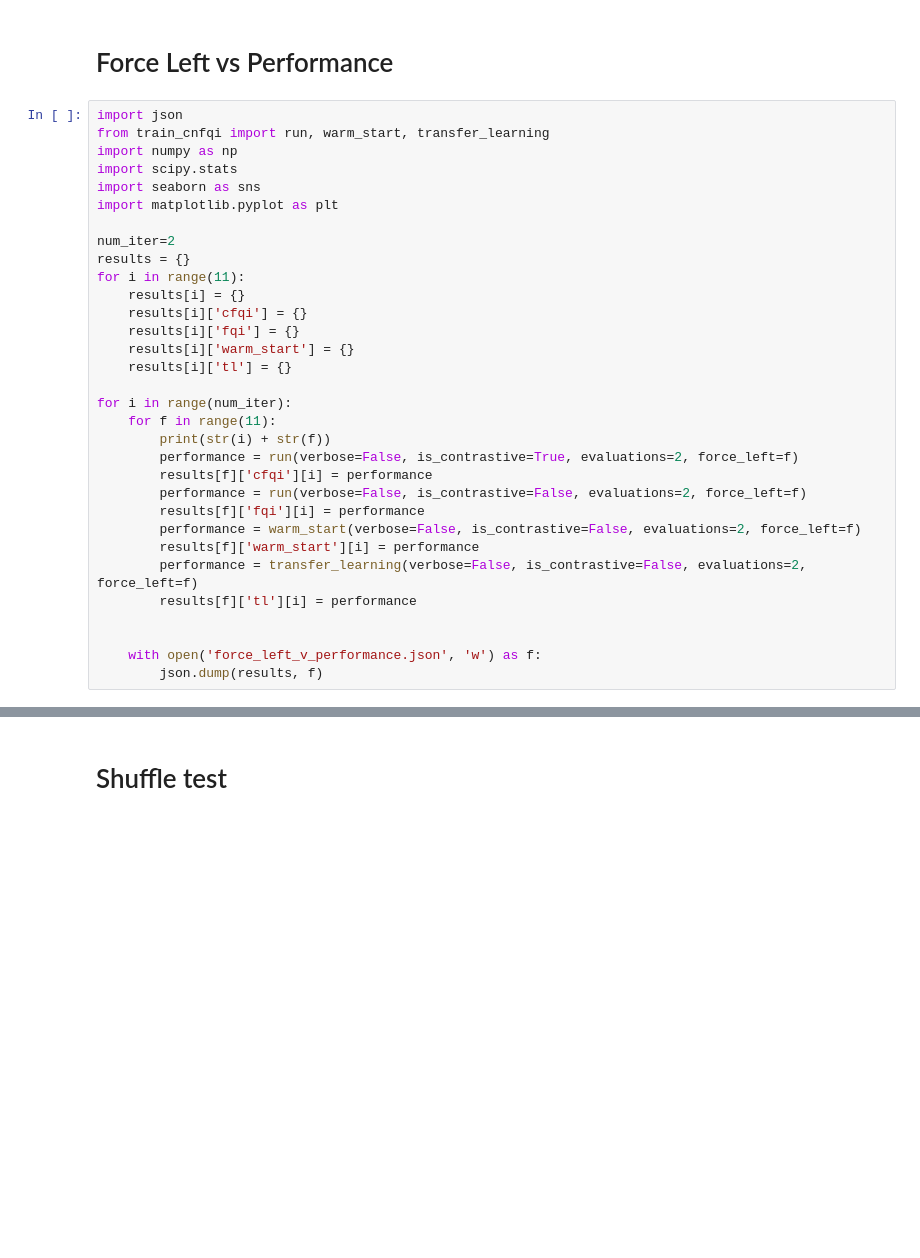
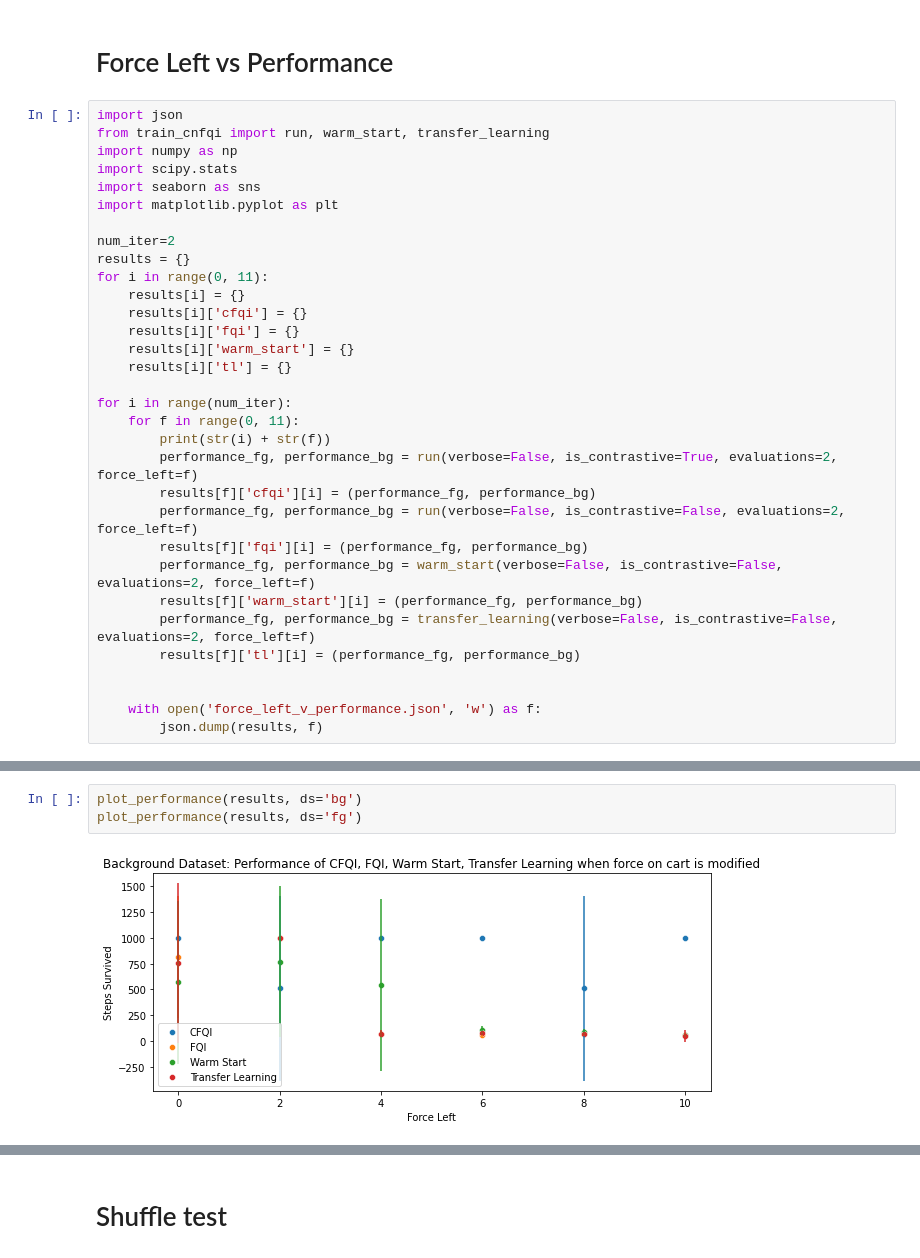
Before and after one commit to ArpiS/nested-policy-rl, a Jupyter notebook: simulated_fqi/neurips_experiments.ipynb, the cells around one changed output, grey strips where cells are left out. Drawn from its saved outputs; the diff is of its cells as text; blank space fills up the shorter version.

```diff
--- a/simulated_fqi/neurips_experiments.ipynb
+++ b/simulated_fqi/neurips_experiments.ipynb
@@ -91,7 +91,7 @@ import matplotlib.pyplot as plt
 
 num_iter=2
 results = {}
-for i in range(11):
+for i in range(0, 11):
     results[i] = {}
     results[i]['cfqi'] = {}
     results[i]['fqi'] = {}
@@ -99,16 +99,16 @@ for i in range(11):
     results[i]['tl'] = {}
 
 for i in range(num_iter):
-    for f in range(11):
+    for f in range(0, 11):
         print(str(i) + str(f))
-        performance = run(verbose=False, is_contrastive=True, evaluations=2, force_left=f)
-        results[f]['cfqi'][i] = performance
-        performance = run(verbose=False, is_contrastive=False, evaluations=2, force_left=f)
-        results[f]['fqi'][i] = performance
-        performance = warm_start(verbose=False, is_contrastive=False, evaluations=2, force_left=f)
-        results[f]['warm_start'][i] = performance
-        performance = transfer_learning(verbose=False, is_contrastive=False, evaluations=2, force_left=f)
-        results[f]['tl'][i] = performance
+        performance_fg, performance_bg = run(verbose=False, is_contrastive=True, evaluations=2, force_left=f)
+        results[f]['cfqi'][i] = (performance_fg, performance_bg)
+        performance_fg, performance_bg = run(verbose=False, is_contrastive=False, evaluations=2, force_left=f)
+        results[f]['fqi'][i] = (performance_fg, performance_bg)
+        performance_fg, performance_bg = warm_start(verbose=False, is_contrastive=False, evaluations=2, force_left=f)
+        results[f]['warm_start'][i] = (performance_fg, performance_bg)
+        performance_fg, performance_bg = transfer_learning(verbose=False, is_contrastive=False, evaluations=2, force_left=f)
+        results[f]['tl'][i] = (performance_fg, performance_bg)
 
 
     with open('force_left_v_performance.json', 'w') as f:
@@ -193,0 +204,5 @@ plt.show()
+# %%
+plot_performance(results, ds='bg')
+plot_performance(results, ds='fg')
+# %% [output]
+[figure, added]
```
Also changed, not shown: parts of 6 cells of this notebook, 4 other files.
